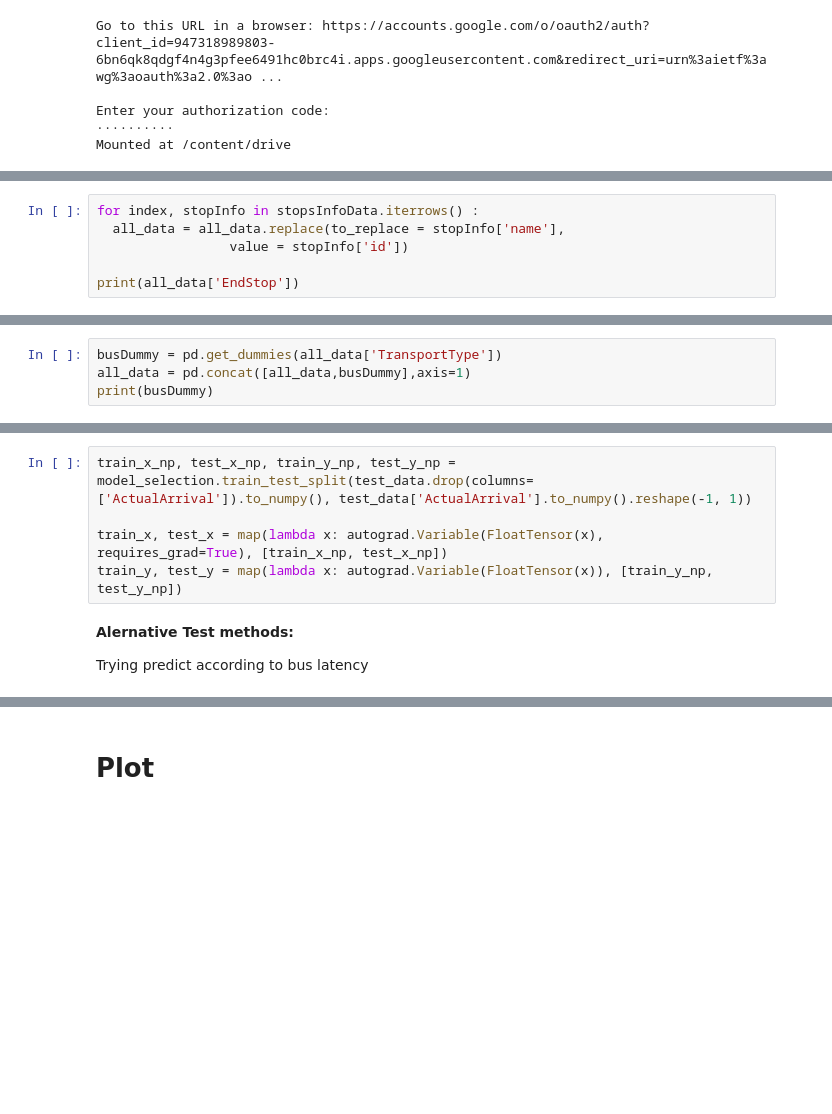
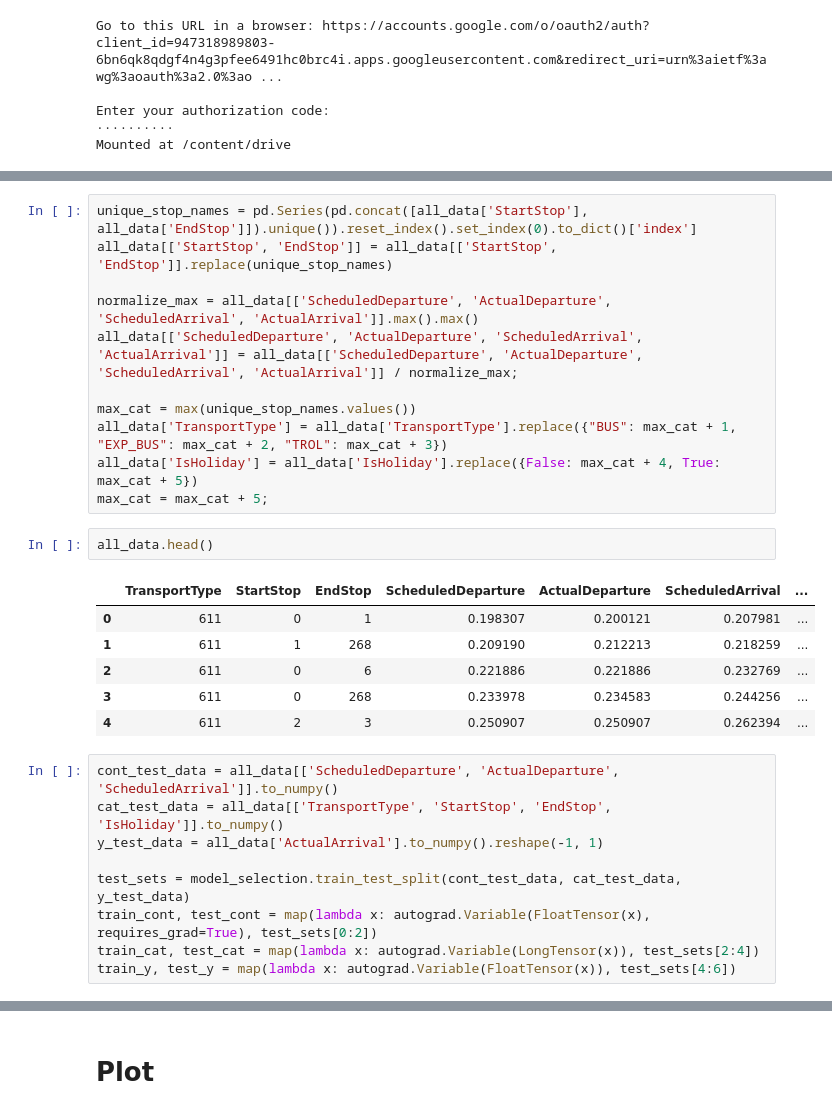
Before and after one commit to EdvardasDlugauskas/VT-atvir-duomen-analiz-, a Jupyter notebook: vilniustransportOpenDataAnalysis.ipynb, the cells around one changed output, grey strips where cells are left out. Cells and saved outputs as stored; diff of their text form; blank space fills up the shorter version.

```diff
--- a/vilniustransportOpenDataAnalysis.ipynb
+++ b/vilniustransportOpenDataAnalysis.ipynb
@@ -65,6 +47,0 @@ Replace all stops names with ids
-# %%
-for index, stopInfo in stopsInfoData.iterrows() :
-  all_data = all_data.replace(to_replace = stopInfo['name'],
-                 value = stopInfo['id'])
-
-print(all_data['EndStop'])
@@ -86,4 +47,0 @@ Classify according to bus type
-# %%
-busDummy = pd.get_dummies(all_data['TransportType'])
-all_data = pd.concat([all_data,busDummy],axis=1)
-print(busDummy)
@@ -155,9 +58,29 @@ See the caveats in the documentation: https://pandas.pydata.org/pandas-docs/stab
+# %%
+unique_stop_names = pd.Series(pd.concat([all_data['StartStop'], all_data['EndStop']]).unique()).reset_index().set_index(0).to_dict()['index']
+all_data[['StartStop', 'EndStop']] = all_data[['StartStop', 'EndStop']].replace(unique_stop_names)
+
+normalize_max = all_data[['ScheduledDeparture', 'ActualDeparture', 'ScheduledArrival', 'ActualArrival']].max().max()
+all_data[['ScheduledDeparture', 'ActualDeparture', 'ScheduledArrival', 'ActualArrival']] = all_data[['ScheduledDeparture', 'ActualDeparture', 'ScheduledArrival', 'ActualArrival']] / normalize_max;
+
+max_cat = max(unique_stop_names.values())
+all_data['TransportType'] = all_data['TransportType'].replace({"BUS": max_cat + 1, "EXP_BUS": max_cat + 2, "TROL": max_cat + 3})
+all_data['IsHoliday'] = all_data['IsHoliday'].replace({False: max_cat + 4, True: max_cat + 5})
+max_cat = max_cat + 5;
+# %%
+all_data.head()
+# %% [output]
+|  | TransportType | StartStop | EndStop | ScheduledDeparture | ActualDeparture | ScheduledArrival | ... |
+| 0 | 611 | 0 | 1 | 0.198307 | 0.200121 | 0.207981 | ... |
+| 1 | 611 | 1 | 268 | 0.209190 | 0.212213 | 0.218259 | ... |
+| 2 | 611 | 0 | 6 | 0.221886 | 0.221886 | 0.232769 | ... |
+| 3 | 611 | 0 | 268 | 0.233978 | 0.234583 | 0.244256 | ... |
+| 4 | 611 | 2 | 3 | 0.250907 | 0.250907 | 0.262394 | ... |
 # %%
-train_x_np, test_x_np, train_y_np, test_y_np = model_selection.train_test_split(test_data.drop(columns=['ActualArrival']).to_numpy(), test_data['ActualArrival'].to_numpy().reshape(-1, 1))
+cont_test_data = all_data[['ScheduledDeparture', 'ActualDeparture', 'ScheduledArrival']].to_numpy()
+cat_test_data = all_data[['TransportType', 'StartStop', 'EndStop', 'IsHoliday']].to_numpy()
+y_test_data = all_data['ActualArrival'].to_numpy().reshape(-1, 1)
 
-train_x, test_x = map(lambda x: autograd.Variable(FloatTensor(x), requires_grad=True), [train_x_np, test_x_np])
-train_y, test_y = map(lambda x: autograd.Variable(FloatTensor(x)), [train_y_np, test_y_np])
+test_sets = model_selection.train_test_split(cont_test_data, cat_test_data, y_test_data)
+train_cont, test_cont = map(lambda x: autograd.Variable(FloatTensor(x), requires_grad=True), test_sets[0:2])
+train_cat, test_cat = map(lambda x: autograd.Variable(LongTensor(x)), test_sets[2:4])
+train_y, test_y = map(lambda x: autograd.Variable(FloatTensor(x)), test_sets[4:6])
-# %% [markdown]
-**Alernative Test methods:**
-
-Trying predict according to bus latency
```
Also changed, not shown: parts of 30 cells of this notebook.
